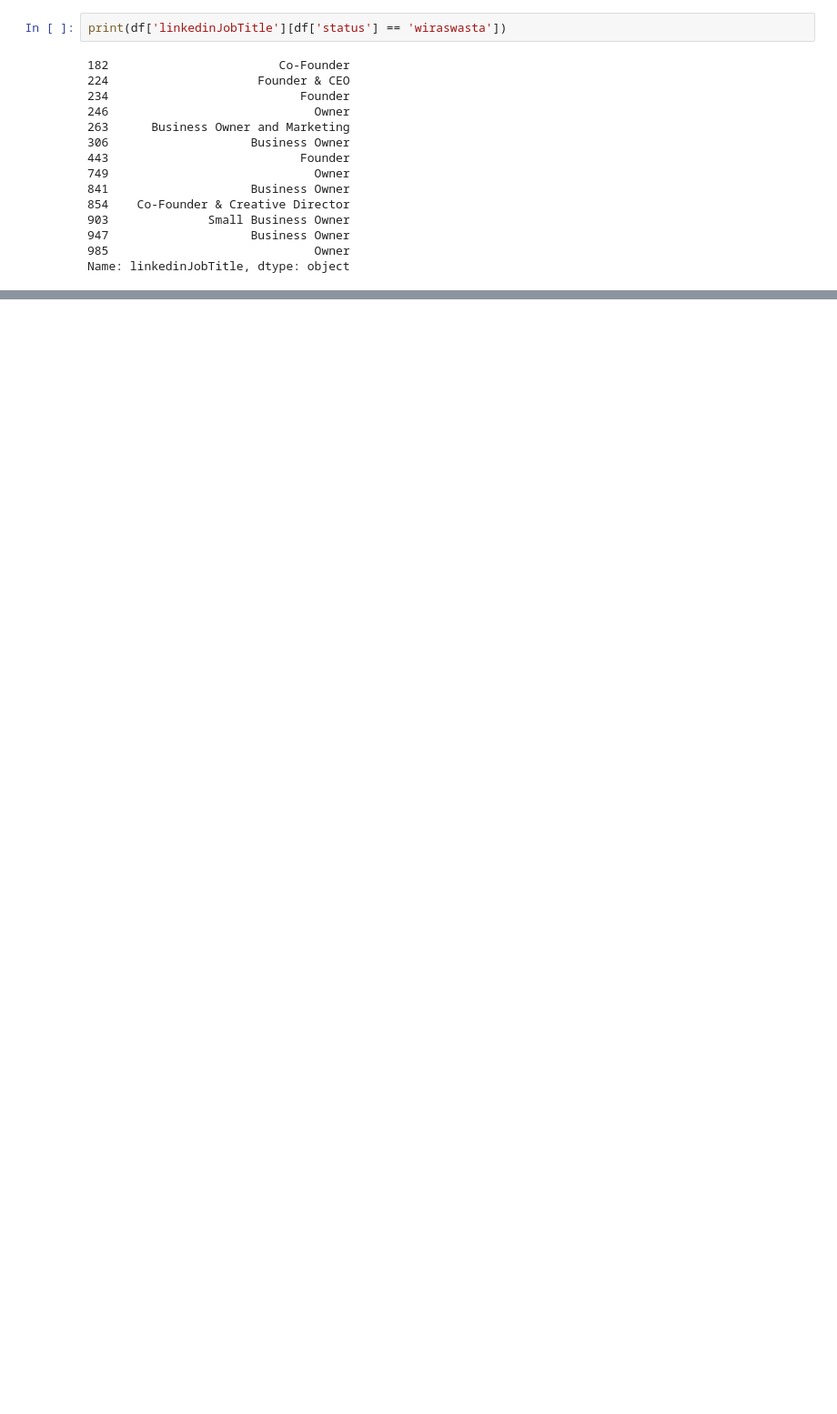
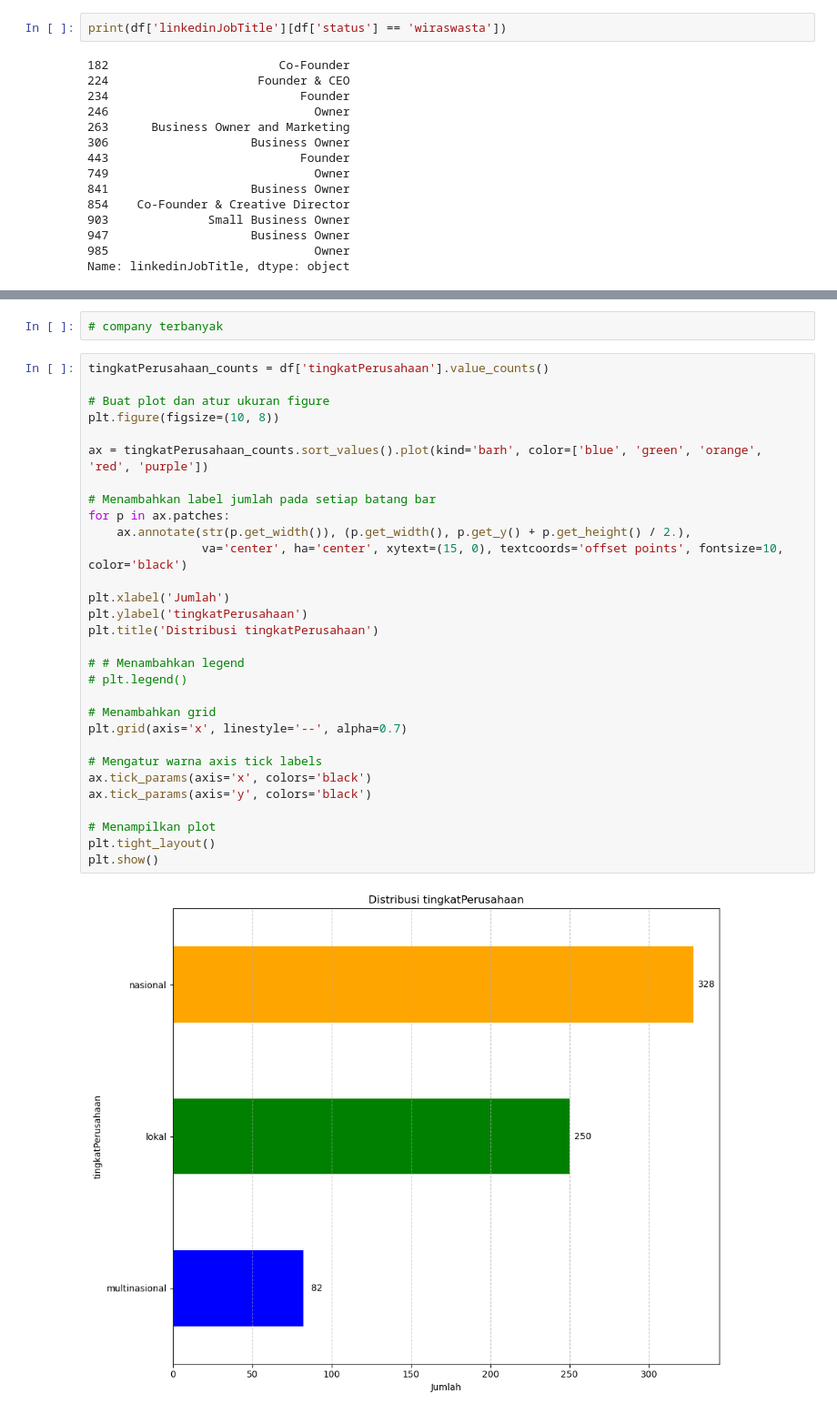
Before and after one commit to ammarff/tracer_study, a Jupyter notebook: has_linkedin.ipynb, the cells around one changed output, grey strips where cells are left out. Shown at 91% size. Cells and saved outputs as stored; diff of their text form; blank space fills up the shorter version.

```diff
--- a/has_linkedin.ipynb
+++ b/has_linkedin.ipynb
@@ -264,0 +394,34 @@ Name: fullName, Length: 374, dtype: object
+# %%
+# company terbanyak
+# %%
+tingkatPerusahaan_counts = df['tingkatPerusahaan'].value_counts()
+
+# Buat plot dan atur ukuran figure
+plt.figure(figsize=(10, 8))
+
+ax = tingkatPerusahaan_counts.sort_values().plot(kind='barh', color=['blue', 'green', 'orange', 'red', 'purple'])
+
+# Menambahkan label jumlah pada setiap batang bar
+for p in ax.patches:
+    ax.annotate(str(p.get_width()), (p.get_width(), p.get_y() + p.get_height() / 2.),
+                va='center', ha='center', xytext=(15, 0), textcoords='offset points', fontsize=10, color='black')
+
+plt.xlabel('Jumlah')
+plt.ylabel('tingkatPerusahaan')
+plt.title('Distribusi tingkatPerusahaan')
+
+# # Menambahkan legend
+# plt.legend()
+
+# Menambahkan grid
+plt.grid(axis='x', linestyle='--', alpha=0.7)
+
+# Mengatur warna axis tick labels
+ax.tick_params(axis='x', colors='black')
+ax.tick_params(axis='y', colors='black')
+
+# Menampilkan plot
+plt.tight_layout()
+plt.show()
+# %% [output]
+[figure, added]
```
Also changed, not shown: parts of 30 cells of this notebook, 7 other files.
